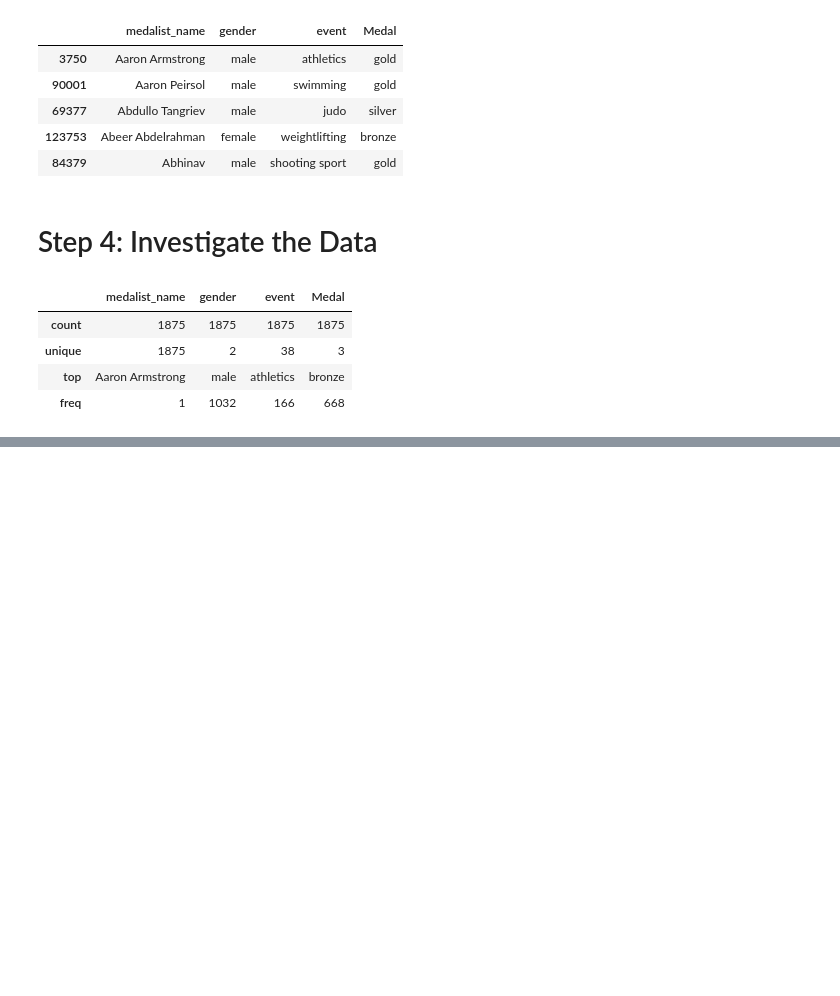
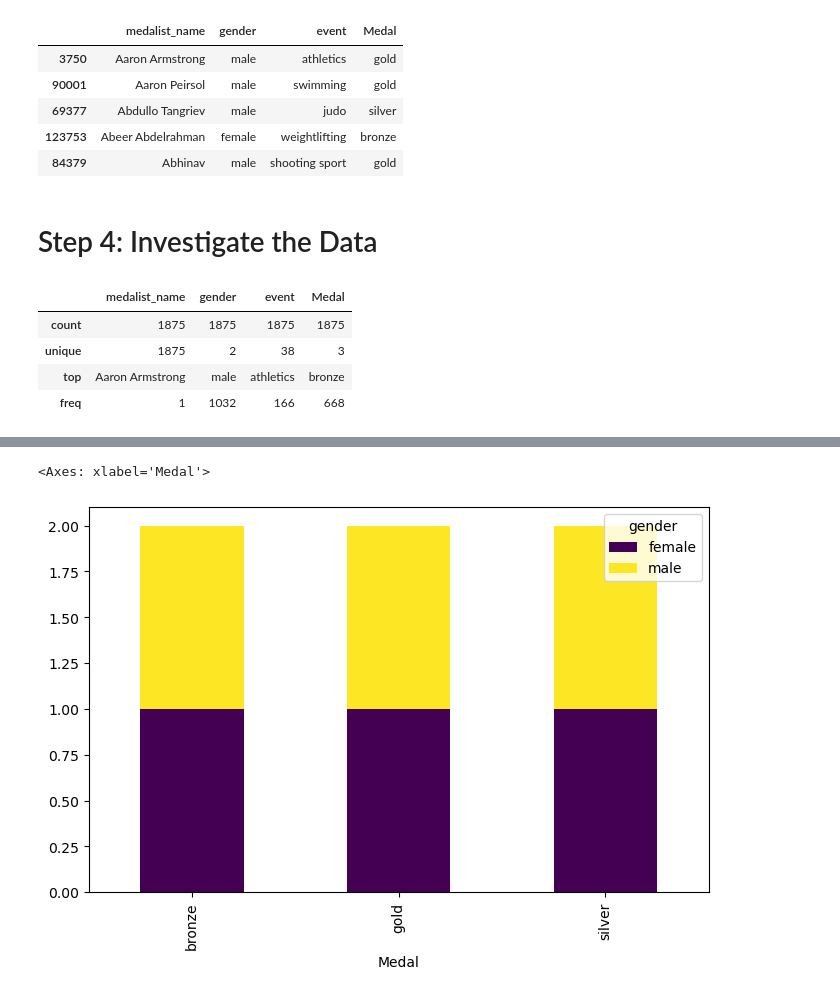
Before and after one commit to silvanamejia1/MEJIA-Python-Portfolio, a Jupyter notebook: Computing II/TidyData_Project/tidy_code.ipynb, the cells around one changed output, grey strips where cells are left out. Cells and saved outputs as stored; diff of their text form; code cells hidden in the pictures; blank space fills up the shorter version.

```diff
--- a/Computing II/TidyData_Project/tidy_code.ipynb
+++ b/Computing II/TidyData_Project/tidy_code.ipynb
@@ -82,0 +148,12 @@ Gold: 586, Silver: 621, Bronze: 668
+# %%
+#Step 1: Group by Medal and Gender
+medal_distribution = olympics_tidy.groupby(['Medal','gender']).nunique()
+# Convert to a format suitable for plotting
+
+medal_distribution = medal_distribution.groupby(['Medal', 'gender']).size().unstack()
+
+# Plot a stacked bar chart
+medal_distribution.plot(kind="bar", stacked=True, figsize=(8, 5), cmap="viridis")
+# %% [output]
+<Axes: xlabel='Medal'>
+[figure, added]
```
Also changed, not shown: parts of 13 cells of this notebook.
